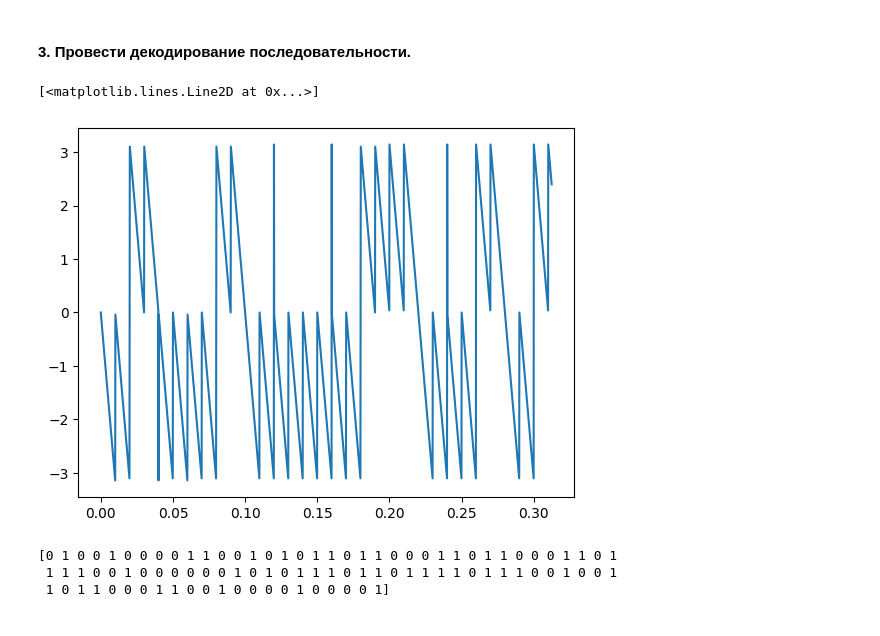
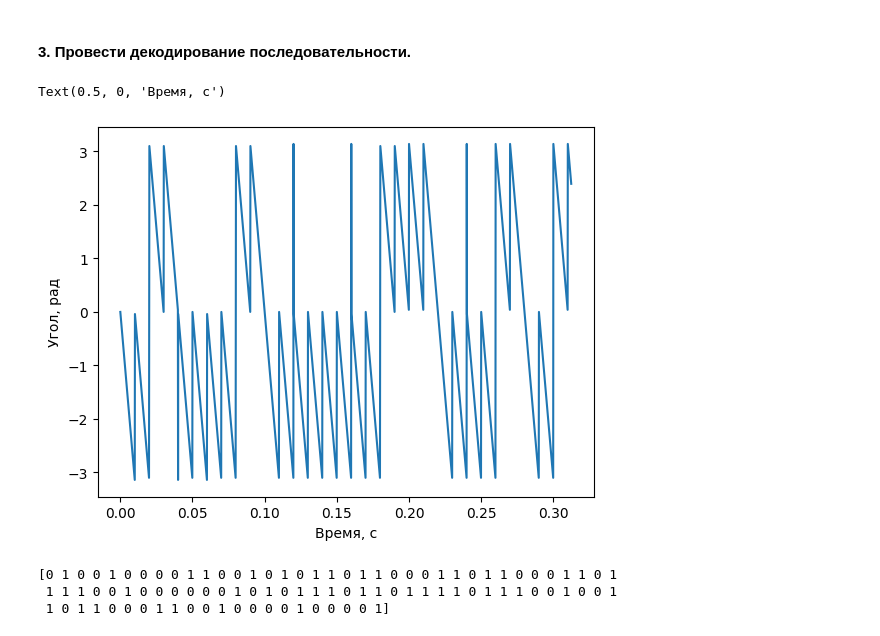
Before and after one commit to ekinohito/signals, a Jupyter notebook: lab_7/lab.ipynb, the cells around one changed output. Saved outputs shown, nothing was run; the diff lists cells and outputs as text; code cells hidden in the pictures.

```diff
--- a/lab_7/lab.ipynb
+++ b/lab_7/lab.ipynb
@@ -99,16 +103,18 @@ freq_plot(signal)
 # %%
 carrier_wave_q = np.sin(2 * np.pi * carrier_freq * time + np.pi)
 'Квадратурная(мнимая) часть'
 carrier_wave_i = np.cos(2 * np.pi * carrier_freq * time)
 'Синфазная(действительная) часть'
 
 carrier_wave = carrier_wave_i + carrier_wave_q * 1j
 
 result = np.angle(carrier_wave * signal)
 plt.plot(time[:2500], result[:2500])
+plt.ylabel('Угол, рад')
+plt.xlabel('Время, с')
 # %% [output]
-[<matplotlib.lines.Line2D at 0x...>]
+Text(0.5, 0, 'Время, с')
-[figure, old version]
+[figure, new version]
 # %%
 message_len = int(len(result) / data_step)
 message_fragments = np.split(result, np.arange(1, message_len) * data_step)
```
Also changed, not shown: parts of 2 cells of this notebook, 2 other files.
